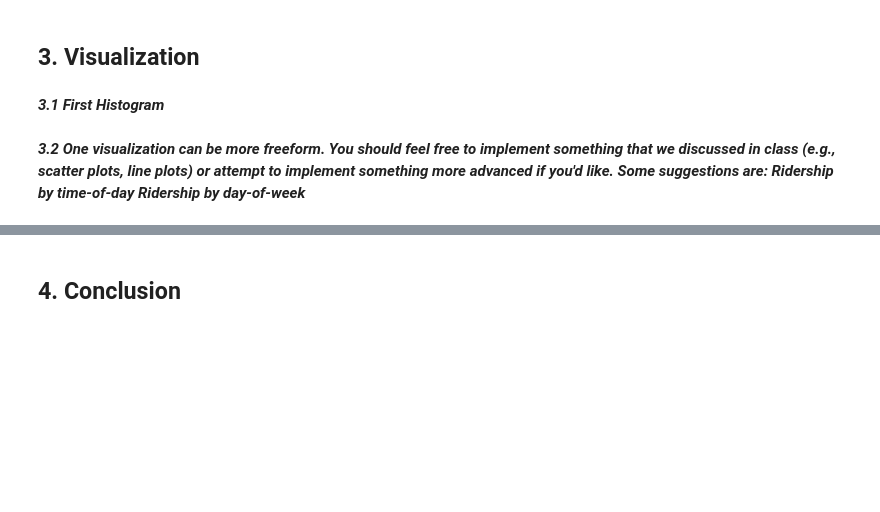
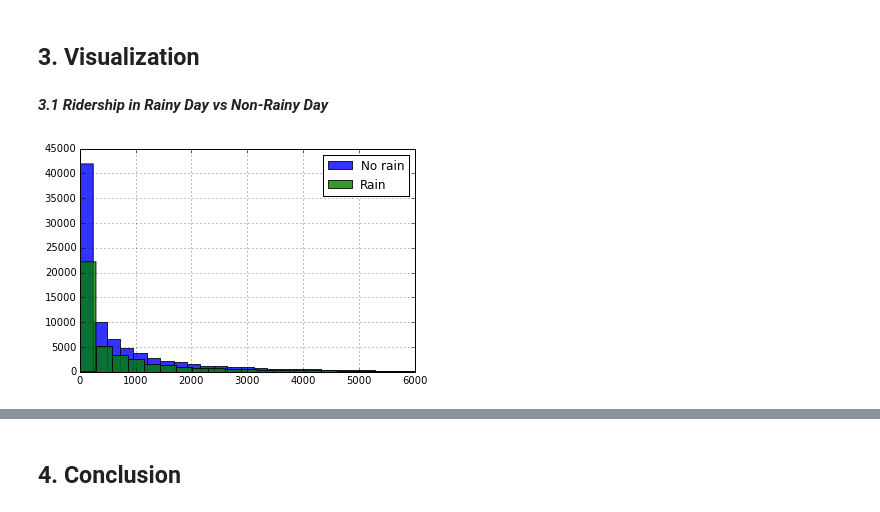
Before and after one commit to lyvinhhung/Udacity-Data-Analyst-Nanodegree, a Jupyter notebook: p2/P2 - Analyzing the NYC Subway Dataset.ipynb, the cells around one changed output, grey strips where cells are left out. Drawn from its saved outputs; the diff is of its cells as text; code cells hidden in the pictures; blank space fills up the shorter version.

```diff
--- a/p2/P2 - Analyzing the NYC Subway Dataset.ipynb
+++ b/p2/P2 - Analyzing the NYC Subway Dataset.ipynb
@@ -32,8 +71,9 @@ ___2.6 What does this R2 value mean for the goodness of fit for your regression
 # %% [markdown]
 ## 3. Visualization
-# %% [markdown]
-___3.1 First Histogram___
-# %% [markdown]
-___3.2 One visualization can be more freeform. You should feel free to implement something that we discussed in class (e.g., scatter plots, line plots) or attempt to implement something more advanced if you'd like. Some suggestions are:
-Ridership by time-of-day
-Ridership by day-of-week___
+# %% [markdown]
+___3.1 Ridership in Rainy Day vs Non-Rainy Day___
+# %%
+from IPython.display import Image
+Image(filename='/Users/tommyly/Documents/Udacity/rain_ridership.png')
+# %% [output]
+[figure, added]
```
Also changed, not shown: parts of 29 cells of this notebook, 6 other files.
